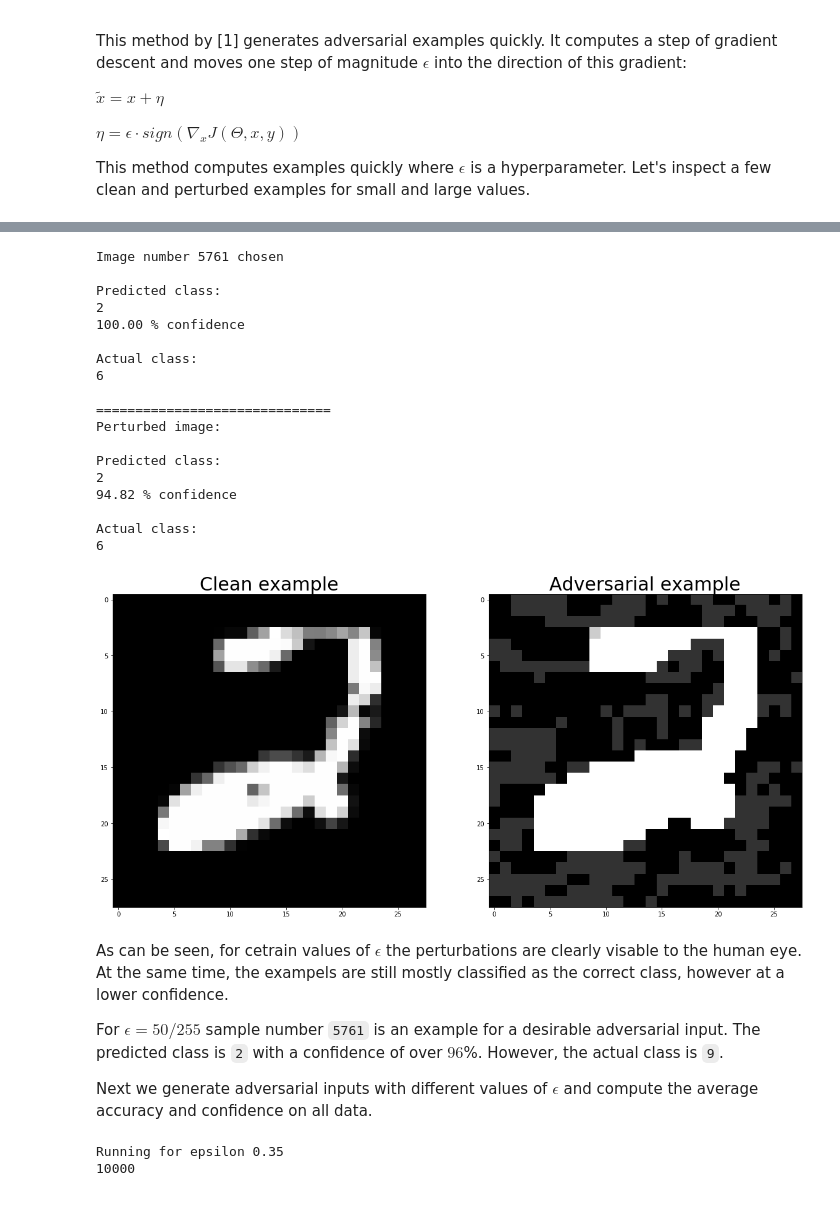
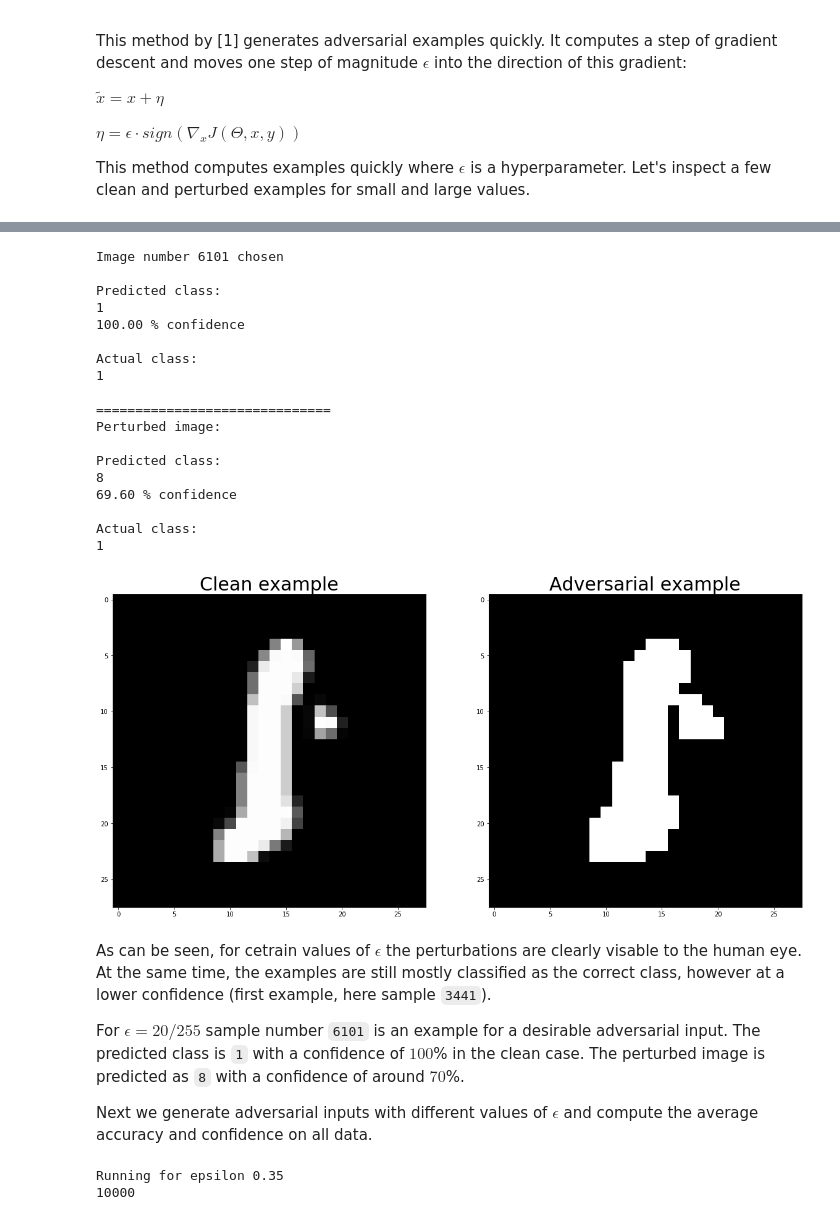
Before and after one commit to phil-hoang/Adversarial_Examples_GANs, a Jupyter notebook: 1_1-Adversarial_Examples_LeNet_MNIST.ipynb, the cells around one changed output, grey strips where cells are left out. Cells and saved outputs as stored; diff of their text form; code cells hidden in the pictures.

```diff
--- a/1_1-Adversarial_Examples_LeNet_MNIST.ipynb
+++ b/1_1-Adversarial_Examples_LeNet_MNIST.ipynb
@@ -111,7 +111,7 @@ def image_to_tensor(data_loader, image_number="random"):
     image = image.float()
 
     ## Extract label
-    label = int(data_loader.dataset.targets[100].numpy())
+    label = int(data_loader.dataset.targets[i].numpy())
 
     ## Print image number
     print("Image number {} chosen\n".format(int(i)))
@@ -184,8 +184,8 @@ def predict(model, image, label, return_grad=False, supress_output=True):
 
 
     ## Get class index and confidence
-    prediction = torch.nn.functional.softmax(prediction[0].detach(), dim=0).numpy()
-    confidence = prediction[class_index] * 100
+    #prediction = torch.nn.functional.softmax(prediction[0].detach(), dim=0).numpy()
+    confidence = np.exp(prediction.detach()[class_index]) * 100
 
     ## Get class name from the predicted index
     name = np.argmax(prediction)
@@ -302,33 +292,33 @@ Actual class:
 # %%
-## Random example at higher epsilon
-epsilon = 50/255
+## Random example for larger epsilon
+epsilon = 20/255
 
-image_as_tensor, label = image_to_tensor(data_loader, image_number=5761)
+image_as_tensor, label = image_to_tensor(data_loader, image_number=6101)
 plot_example(image_as_tensor, label, epsilon)
 # %% [output]
-Image number 5761 chosen
+Image number 6101 chosen
 
 Predicted class:
-2
+1
 100.00 % confidence
 
 Actual class:
-6
+1
 
 ==============================
 Perturbed image:
 
 Predicted class:
-2
-94.82 % confidence
+8
+69.60 % confidence
 
 Actual class:
-6
+1
-[figure, old version]
+[figure, new version]
 # %% [markdown]
-As can be seen, for cetrain values of $\epsilon$ the perturbations are clearly visable to the human eye. At the same time, the exampels are still mostly classified as the correct class, however at a lower confidence.
+As can be seen, for cetrain values of $\epsilon$ the perturbations are clearly visable to the human eye. At the same time, the examples are still mostly classified as the correct class, however at a lower confidence (first example, here sample `3441`).
 
-For $\epsilon = 50/255$ sample number `5761` is an example for a desirable adversarial input. The predicted class is `2` with a confidence of over $96$%. However, the actual class is `9`.
+For $\epsilon = 20/255$ sample number `6101` is an example for a desirable adversarial input. The predicted class is `1` with a confidence of $100$% in the clean case. The perturbed image is predicted as `8` with a confidence of around $70$%.
 
 Next we generate adversarial inputs with different values of $\epsilon$ and compute the average accuracy and confidence on all data.
 # %%
```
Also changed, not shown: parts of 2 cells of this notebook, 1 other file.
